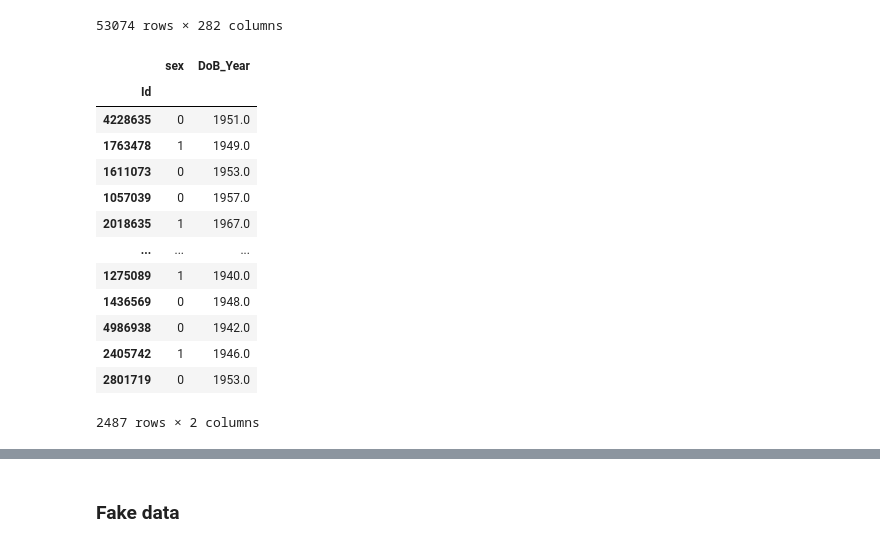
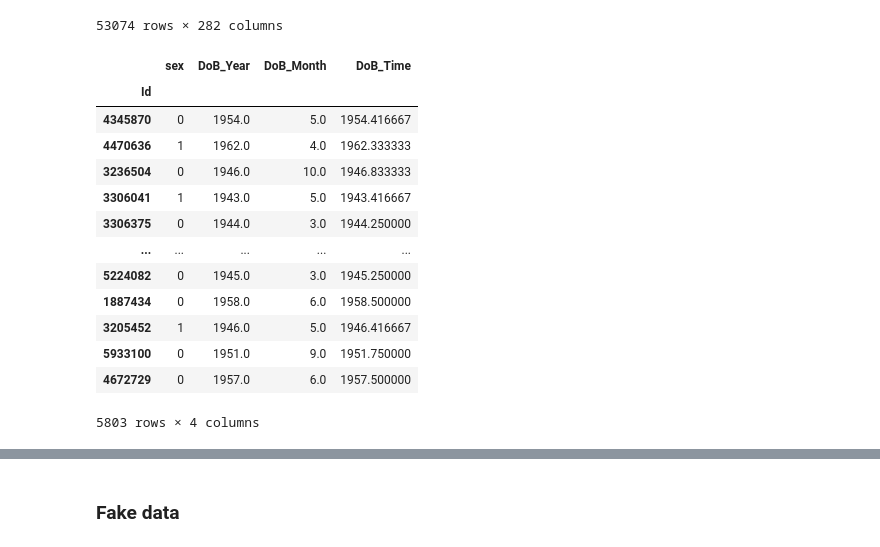
Before and after one commit to Skyer19/code, a Jupyter notebook: 3-adata_process.ipynb, the cells around one changed output, grey strips where cells are left out. Drawn from its saved outputs; the diff is of its cells as text; code cells hidden in the pictures.

```diff
--- a/3-adata_process.ipynb
+++ b/3-adata_process.ipynb
@@ -714,34 +759,36 @@ OLINK_pheno
 | 6024081 | 6.0 | NaN | NaN | NaN | 0.0 | NaN | NaN | NaN | 3002.0 | ... |
 53074 rows × 282 columns
 # %%
-def getDoBYearFromBioBankData(adata):
+def setDoBDataFromBioBankData(adata):
     Odata = adata.copy()
 
     els=[int(a) for a in Odata.obs.index]
+
     DoB_Year = OLINK_pheno.loc[els, '34-0.0']
+    DoB_Month = OLINK_pheno.loc[els, '52-0.0']
+
     Odata.obs['DoB_Year'] = DoB_Year.values
-
-    # current_year = 2024
-    # Odata.obs['Age'] = (current_year - Odata.obs['DoB_Year']).astype(np.int8)
+    Odata.obs['DoB_Month'] = DoB_Month.values
+    Odata.obs['DoB_Time'] = DoB_Year.values + DoB_Month.values/12.0
 
     return Odata
 # %%
-Odata_train_with_DoBYear = getDoBYearFromBioBankData(Odata_train_with_sex)
-Odata_test_with_DoBYear = getDoBYearFromBioBankData(Odata_test_with_sex)
+Odata_train_with_DoBData = setDoBDataFromBioBankData(Odata_train_with_sex)
+Odata_test_with_DoBData = setDoBDataFromBioBankData(Odata_test_with_sex)
 # %%
-Odata_test_with_DoBYear.obs
+Odata_train_with_DoBData.obs
 # %% [output]
-|  | sex | DoB_Year |
-| Id |  |  |
-| 4228635 | 0 | 1951.0 |
-| 1763478 | 1 | 1949.0 |
-| 1611073 | 0 | 1953.0 |
-| 1057039 | 0 | 1957.0 |
-| 2018635 | 1 | 1967.0 |
-| ... | ... | ... |
-| 1275089 | 1 | 1940.0 |
-| 1436569 | 0 | 1948.0 |
-| 4986938 | 0 | 1942.0 |
-| 2405742 | 1 | 1946.0 |
-| 2801719 | 0 | 1953.0 |
+|  | sex | DoB_Year | DoB_Month | DoB_Time |
+| Id |  |  |  |  |
+| 4345870 | 0 | 1954.0 | 5.0 | 1954.416667 |
+| 4470636 | 1 | 1962.0 | 4.0 | 1962.333333 |
+| 3236504 | 0 | 1946.0 | 10.0 | 1946.833333 |
+| 3306041 | 1 | 1943.0 | 5.0 | 1943.416667 |
+| 3306375 | 0 | 1944.0 | 3.0 | 1944.250000 |
+| ... | ... | ... | ... | ... |
+| 5224082 | 0 | 1945.0 | 3.0 | 1945.250000 |
+| 1887434 | 0 | 1958.0 | 6.0 | 1958.500000 |
+| 3205452 | 1 | 1946.0 | 5.0 | 1946.416667 |
+| 5933100 | 0 | 1951.0 | 9.0 | 1951.750000 |
+| 4672729 | 0 | 1957.0 | 6.0 | 1957.500000 |
-2487 rows × 2 columns
+5803 rows × 4 columns
```
Also changed, not shown: parts of 17 cells of this notebook, 3 other files.
